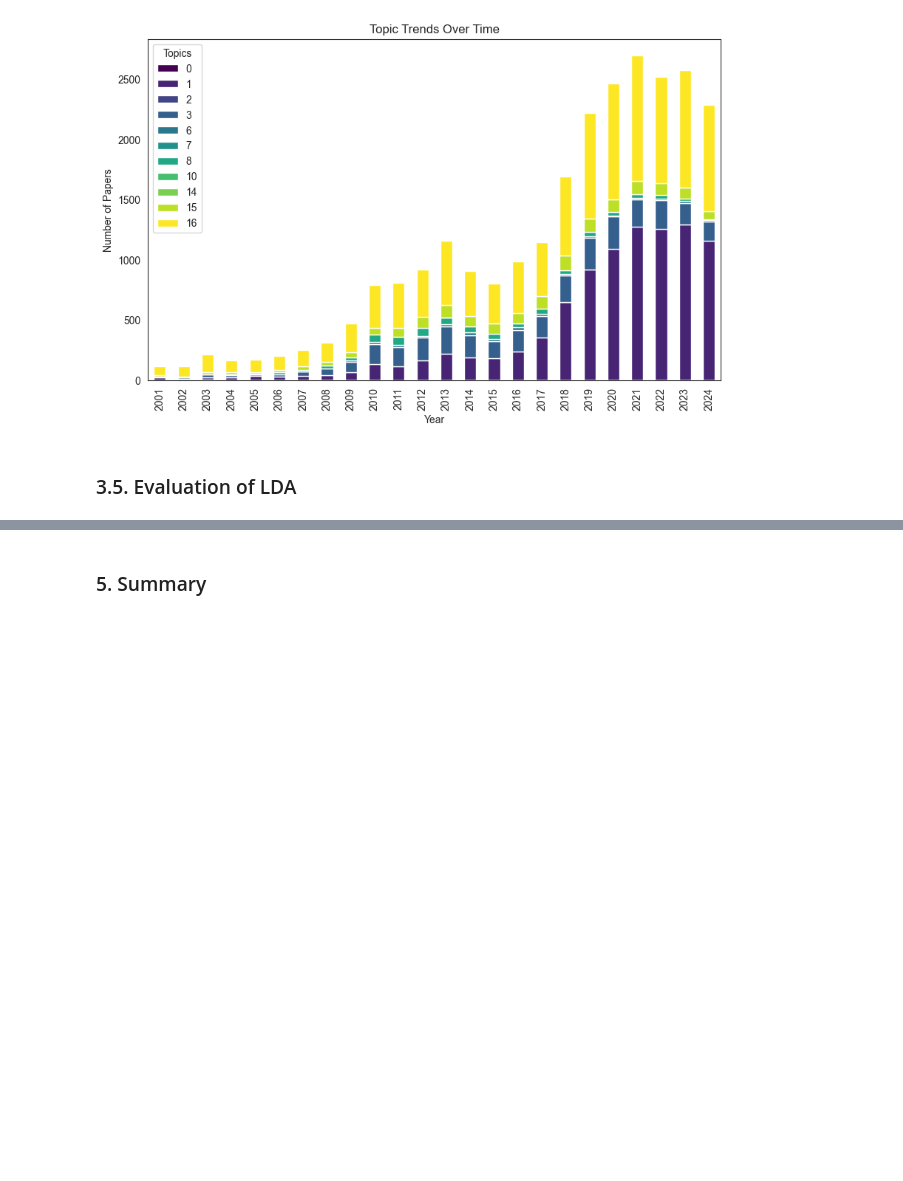
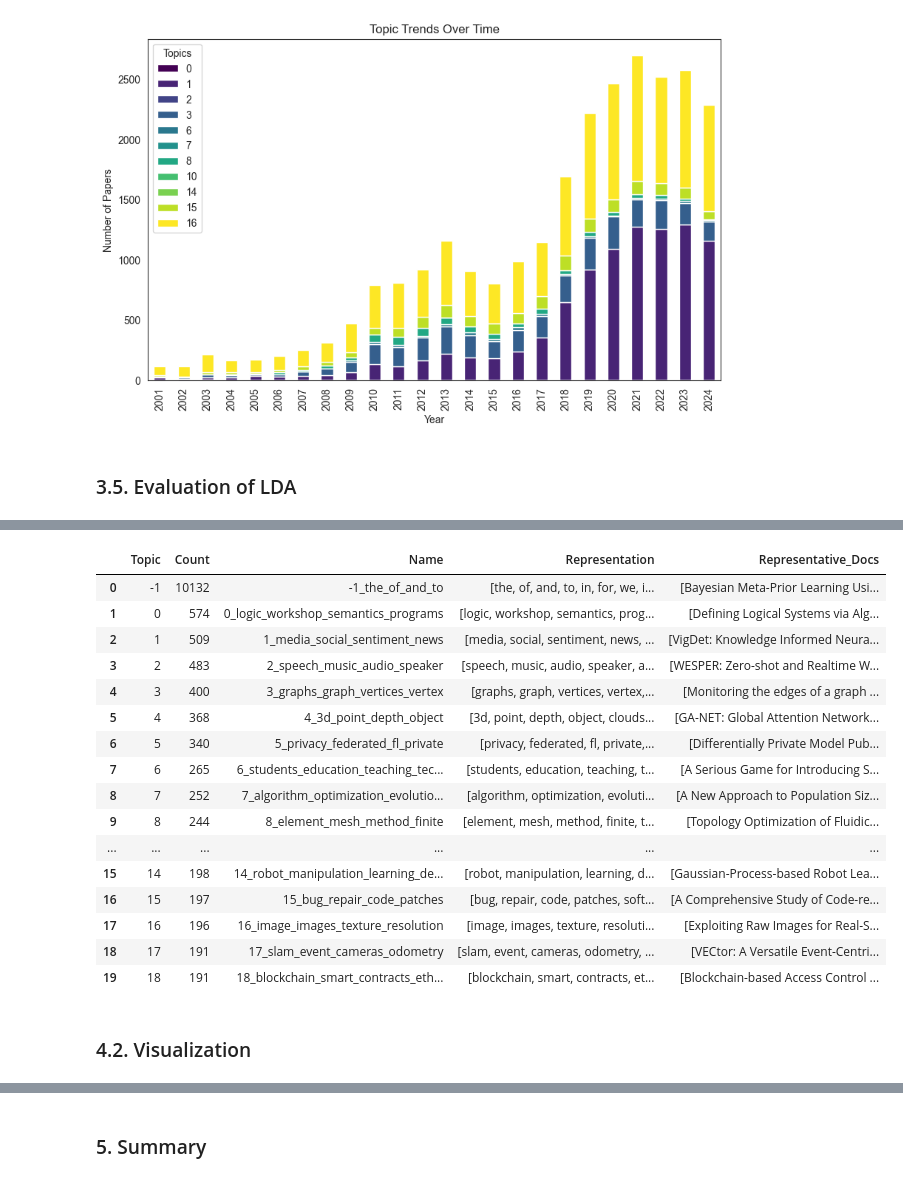
Before and after one commit to porimol/TMSMM, a Jupyter notebook: project1/temporal-topic-modeling.ipynb, the cells around one changed output, grey strips where cells are left out. Saved outputs shown, nothing was run; the diff lists cells and outputs as text; code cells hidden in the pictures; blank space fills up the shorter version.

Commit message:
update topic modeling

```diff
--- a/project1/temporal-topic-modeling.ipynb
+++ b/project1/temporal-topic-modeling.ipynb
@@ -374,0 +367,5 @@ plt.show()
+# %%
+bert_model = BERTopic(verbose=True, embedding_model="all-MiniLM-L6-v2", min_topic_size=20)
+# %%
+
+bert_topics, _ = bert_model.fit_transform(df['titles_abstracts']); len(bert_model.get_topic_info())
@@ -374,0 +392,22 @@ plt.show()
+# %%
+bert_model.get_topic_info().head(20)
+# %% [output]
+|  | Topic | Count | Name | Representation | Representative_Docs |
+| 0 | -1 | 10132 | -1_the_of_and_to | [the, of, and, to, in, for, we, i... | [Bayesian Meta-Prior Learning Usi... |
+| 1 | 0 | 574 | 0_logic_workshop_semantics_programs | [logic, workshop, semantics, prog... | [Defining Logical Systems via Alg... |
+| 2 | 1 | 509 | 1_media_social_sentiment_news | [media, social, sentiment, news, ... | [VigDet: Knowledge Informed Neura... |
+| 3 | 2 | 483 | 2_speech_music_audio_speaker | [speech, music, audio, speaker, a... | [WESPER: Zero-shot and Realtime W... |
+| 4 | 3 | 400 | 3_graphs_graph_vertices_vertex | [graphs, graph, vertices, vertex,... | [Monitoring the edges of a graph ... |
+| 5 | 4 | 368 | 4_3d_point_depth_object | [3d, point, depth, object, clouds... | [GA-NET: Global Attention Network... |
+| 6 | 5 | 340 | 5_privacy_federated_fl_private | [privacy, federated, fl, private,... | [Differentially Private Model Pub... |
+| 7 | 6 | 265 | 6_students_education_teaching_tec... | [students, education, teaching, t... | [A Serious Game for Introducing S... |
+| 8 | 7 | 252 | 7_algorithm_optimization_evolutio... | [algorithm, optimization, evoluti... | [A New Approach to Population Siz... |
+| 9 | 8 | 244 | 8_element_mesh_method_finite | [element, mesh, method, finite, t... | [Topology Optimization of Fluidic... |
+| ... | ... | ... | ... | ... | ... |
+| 15 | 14 | 198 | 14_robot_manipulation_learning_de... | [robot, manipulation, learning, d... | [Gaussian-Process-based Robot Lea... |
+| 16 | 15 | 197 | 15_bug_repair_code_patches | [bug, repair, code, patches, soft... | [A Comprehensive Study of Code-re... |
+| 17 | 16 | 196 | 16_image_images_texture_resolution | [image, images, texture, resoluti... | [Exploiting Raw Images for Real-S... |
+| 18 | 17 | 191 | 17_slam_event_cameras_odometry | [slam, event, cameras, odometry, ... | [VECtor: A Versatile Event-Centri... |
+| 19 | 18 | 191 | 18_blockchain_smart_contracts_eth... | [blockchain, smart, contracts, et... | [Blockchain-based Access Control ... |
+# %% [markdown]
+### 4.2. Visualization
```
Also changed, not shown: parts of 31 cells of this notebook, 1 other file.
